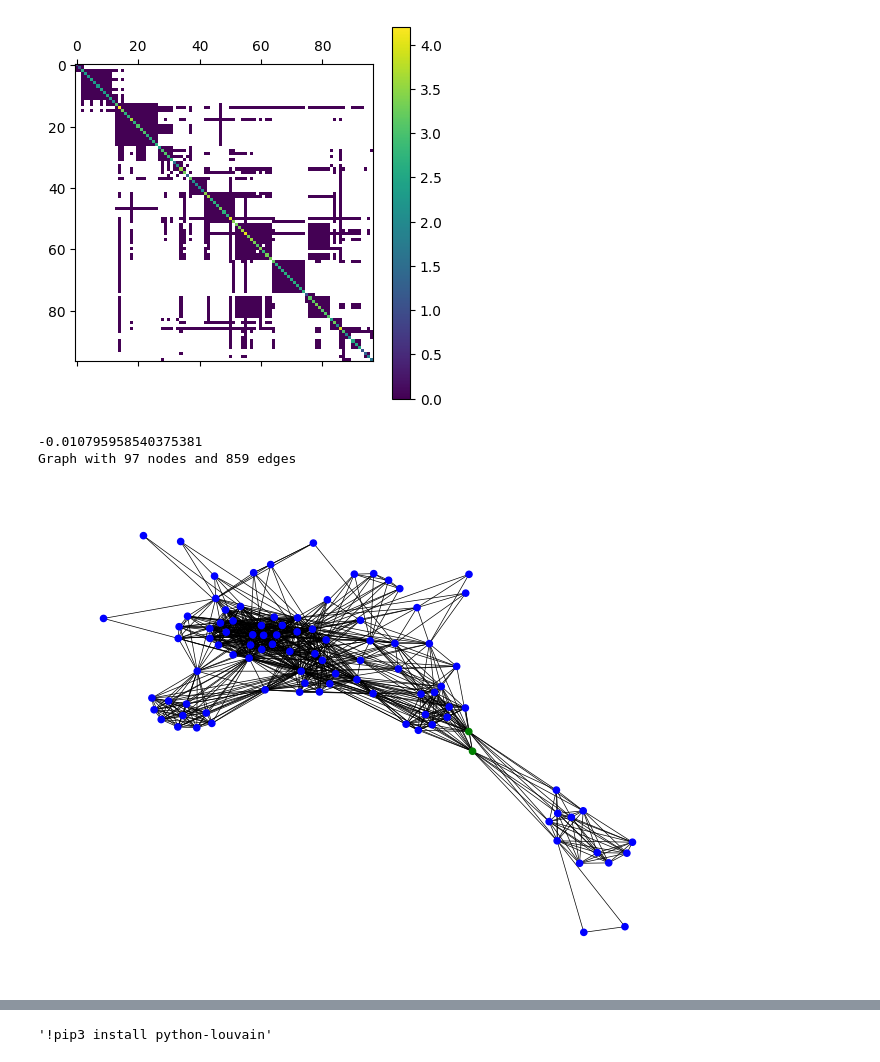
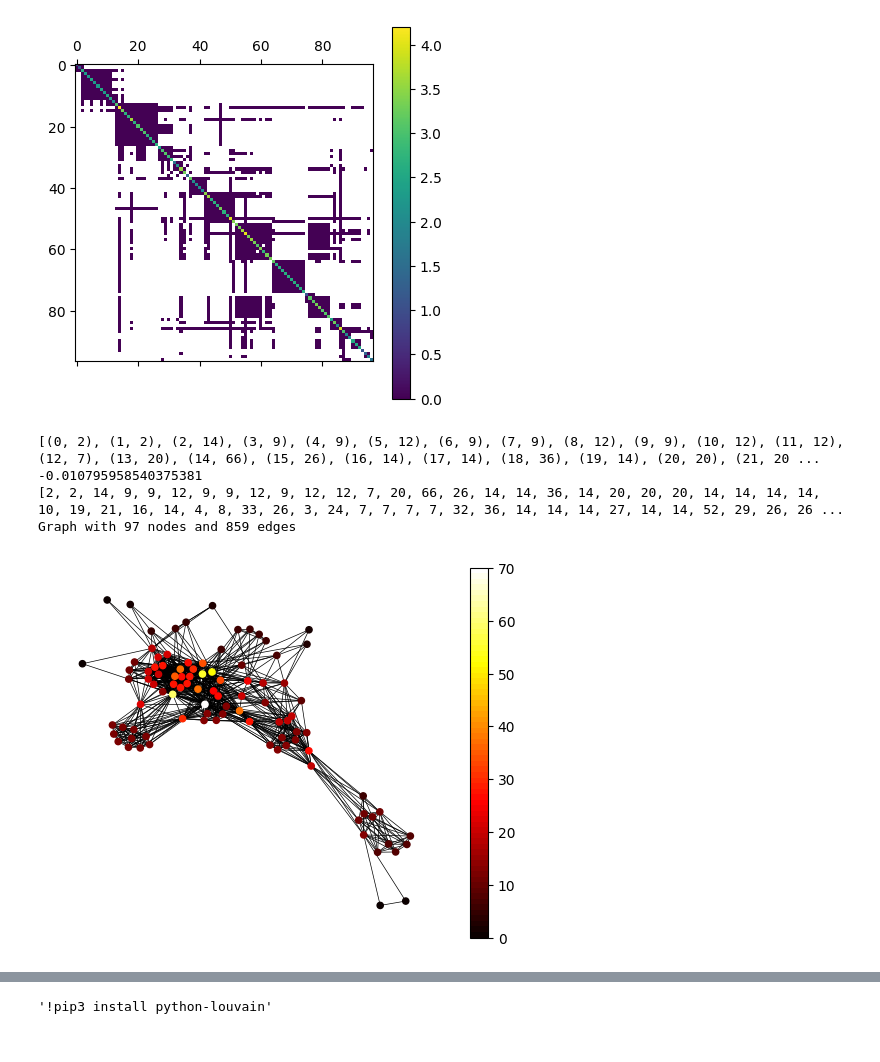
Before and after one commit to PierreRemacle/LINMA2472_P1, a Jupyter notebook: HW1.ipynb, the cells around one changed output, grey strips where cells are left out. Drawn from its saved outputs; the diff is of its cells as text; code cells hidden in the pictures.

```diff
--- a/HW1.ipynb
+++ b/HW1.ipynb
@@ -127,4 +132,6 @@ LookupError:
 # %%
 matrix_occ = np.loadtxt("matrix_occ(1).txt").reshape(lg_allnames, lg_allnames)
 matrix_diag = np.loadtxt("matrix_D(1).txt").reshape(lg_allnames, lg_allnames)
+for i in range (len(matrix_diag)):
+    print(matrix_diag[i][i])
 # %% [output]
@@ -155,35 +179,53 @@ plot_matrix(matrix_diag-matrix_occ+1)
 [figure]
 # %%
 import networkx as nx
+
 color_map=[]
 def create_graph(matrix):
     length_Matrix = len(matrix)
     G = nx.Graph()
     G.clear()
 
     G.add_nodes_from([i for i in range(length_Matrix)], weight = [matrix[i][i] for i in range(length_Matrix)])
 
     for j in range(length_Matrix-1):
         for k in range (j+1,length_Matrix,1):
             if(matrix[j][k]!=0):
                 G.add_edge(j,k)
 
-    for node in G:
+    '''for node in G:
             if node ==13:
                 color_map.append('green')
             elif node ==15:
                 color_map.append('green')
+            elif node ==86:
+                color_map.append('purple')
+            elif node == 64:
+                color_map.append('red')
             else:
                 color_map.append('blue')
-
+'''
     return G
 
 graph_net = create_graph(matrix_diag+matrix_occ)
+print(list(graph_net.degree()))
+cmap = plt.cm.get_cmap('hot', 66 + 1)
 print(nx.degree_assortativity_coefficient(graph_net))
-nx.draw(graph_net, nx.spring_layout(graph_net,seed=41), node_color=color_map, node_size=20, width=0.5)
+degrees= []
+for i in range (len (graph_net.degree())):
+    degrees.append(graph_net.degree()[i])
+
+print(degrees)
+sm = plt.cm.ScalarMappable(cmap=cmap, norm=plt.Normalize(vmin = 0, vmax=70))
+sm._A = []
+ax = plt.gca()
+nx.draw(graph_net, nx.spring_layout(graph_net,seed=41),cmap=cmap, node_color=degrees, node_size=20, width=0.5)
+plt.colorbar(sm, ax=ax)
 print(graph_net)
 # %% [output]
+[(0, 2), (1, 2), (2, 14), (3, 9), (4, 9), (5, 12), (6, 9), (7, 9), (8, 12), (9, 9), (10, 12), (11, 12), (12, 7), (13, 20), (14, 66), (15, 26), (16, 14), (17, 14), (18, 36), (19, 14), (20, 20), (21, 20 ...
 -0.010795958540375381
+[2, 2, 14, 9, 9, 12, 9, 9, 12, 9, 12, 12, 7, 20, 66, 26, 14, 14, 36, 14, 20, 20, 20, 14, 14, 14, 14, 10, 19, 21, 16, 14, 4, 8, 33, 26, 3, 24, 7, 7, 7, 7, 32, 36, 14, 14, 14, 27, 14, 14, 52, 29, 26, 26 ...
 Graph with 97 nodes and 859 edges
-[figure, old version]
+[figure, new version]
 # %%
```
Also changed, not shown: parts of 13 cells of this notebook.
